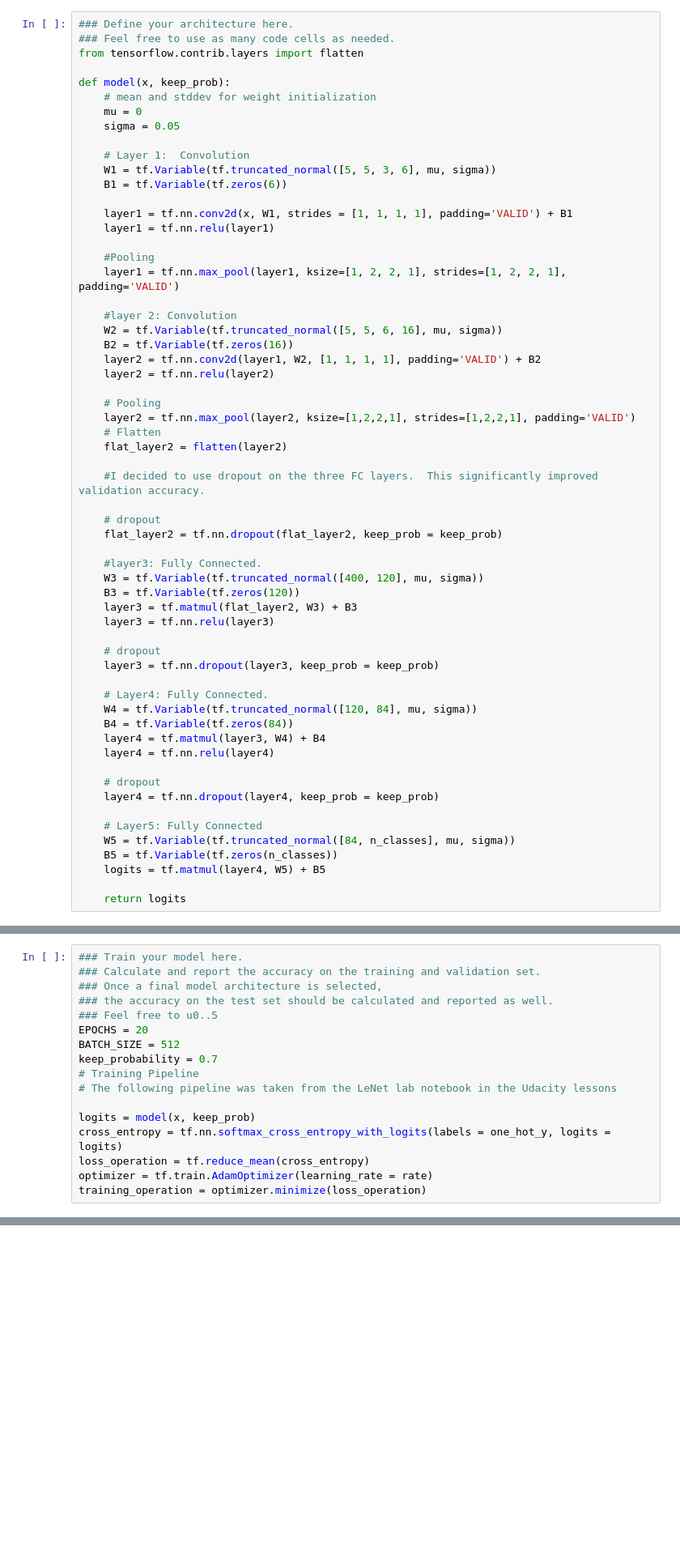
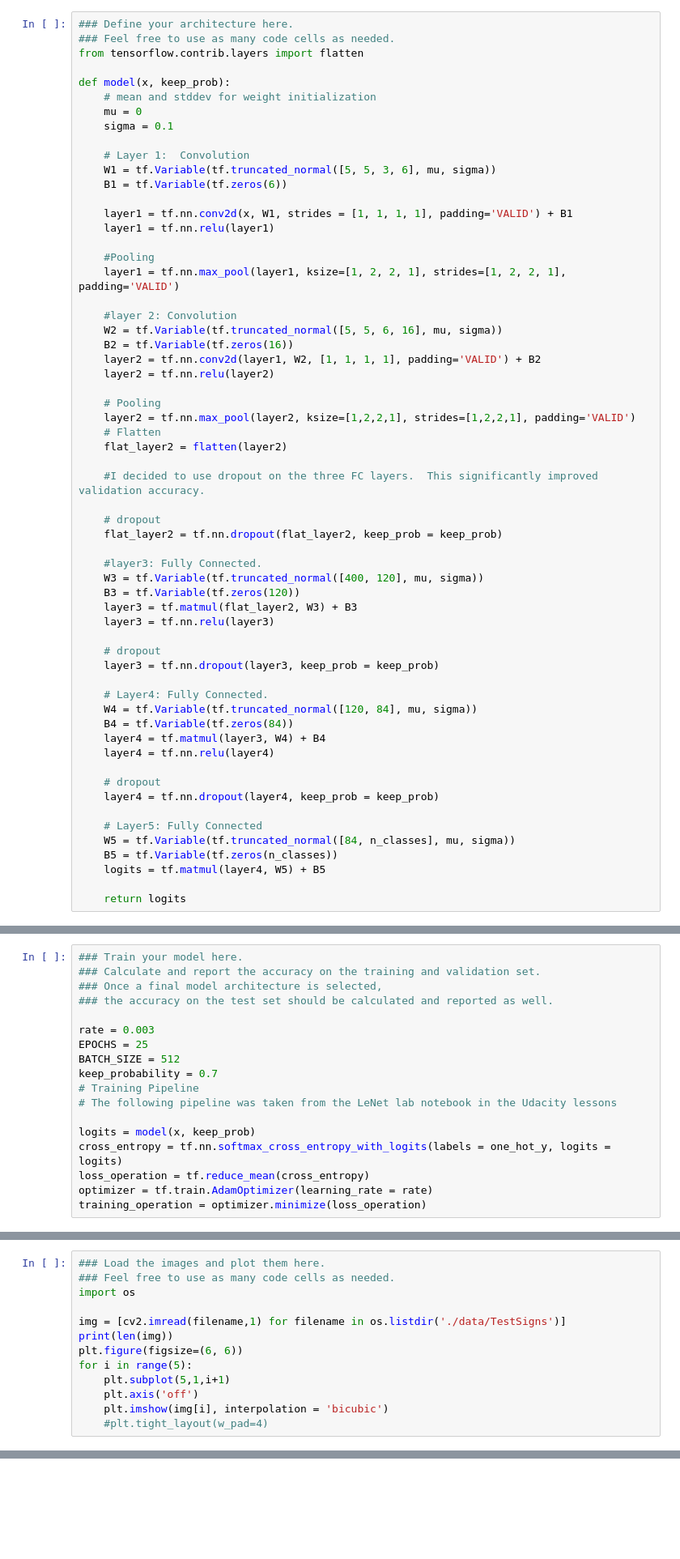
Before and after one commit to taris123/Traffic-Signs-Udacity, a Jupyter notebook: Traffic_Sign_Classifier.ipynb, the cells around one changed output, grey strips where cells are left out. Shown: that part at 81% size. Saved outputs shown, nothing was run; the diff lists cells and outputs as text; blank space fills up the shorter version.

```diff
--- a/Traffic_Sign_Classifier.ipynb
+++ b/Traffic_Sign_Classifier.ipynb
@@ -212,7 +282,7 @@ from tensorflow.contrib.layers import flatten
 def model(x, keep_prob):
     # mean and stddev for weight initialization
     mu = 0
-    sigma = 0.05
+    sigma = 0.1
 
     # Layer 1:  Convolution
     W1 = tf.Variable(tf.truncated_normal([5, 5, 3, 6], mu, sigma))
@@ -280,8 +350,9 @@ one_hot_y = tf.one_hot(y, n_classes)
 ### Calculate and report the accuracy on the training and validation set.
 ### Once a final model architecture is selected,
 ### the accuracy on the test set should be calculated and reported as well.
-### Feel free to u0..5
-EPOCHS = 20
+
+rate = 0.003
+EPOCHS = 25
 BATCH_SIZE = 512
 keep_probability = 0.7
 # Training Pipeline
@@ -366,0 +446,14 @@ You may find `signnames.csv` useful as it contains mappings from the class id (i
+# %%
+### Load the images and plot them here.
+### Feel free to use as many code cells as needed.
+import os
+
+img = [cv2.imread(filename,1) for filename in os.listdir('./data/TestSigns')]
+print(len(img))
+plt.figure(figsize=(6, 6))
+for i in range(5):
+    plt.subplot(5,1,i+1)
+    plt.axis('off')
+    plt.imshow(img[i], interpolation = 'bicubic')
+    #plt.tight_layout(w_pad=4)
+# %% [output]
@@ -367,3 +462,4 @@ You may find `signnames.csv` useful as it contains mappings from the class id (i
+[figure, added]
 # %% [markdown]
 ### Predict the Sign Type for Each Image
 # %%
```
Also changed, not shown: parts of 16 cells of this notebook.
